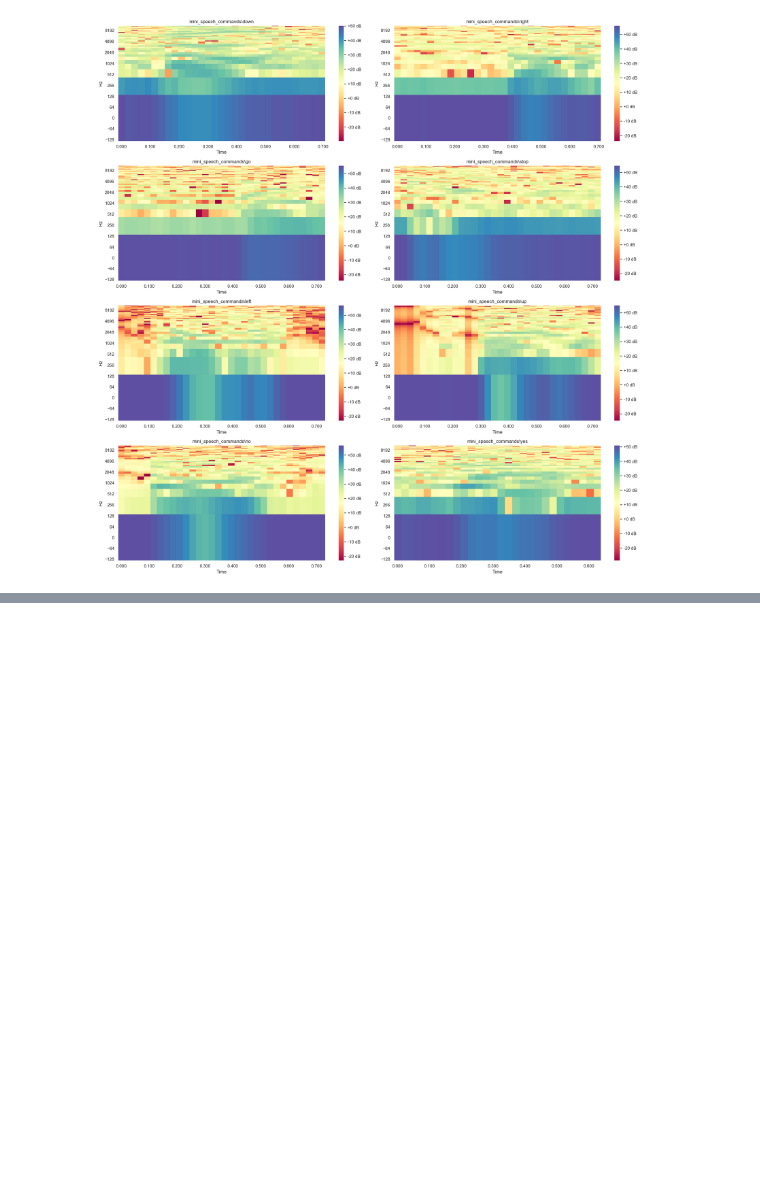
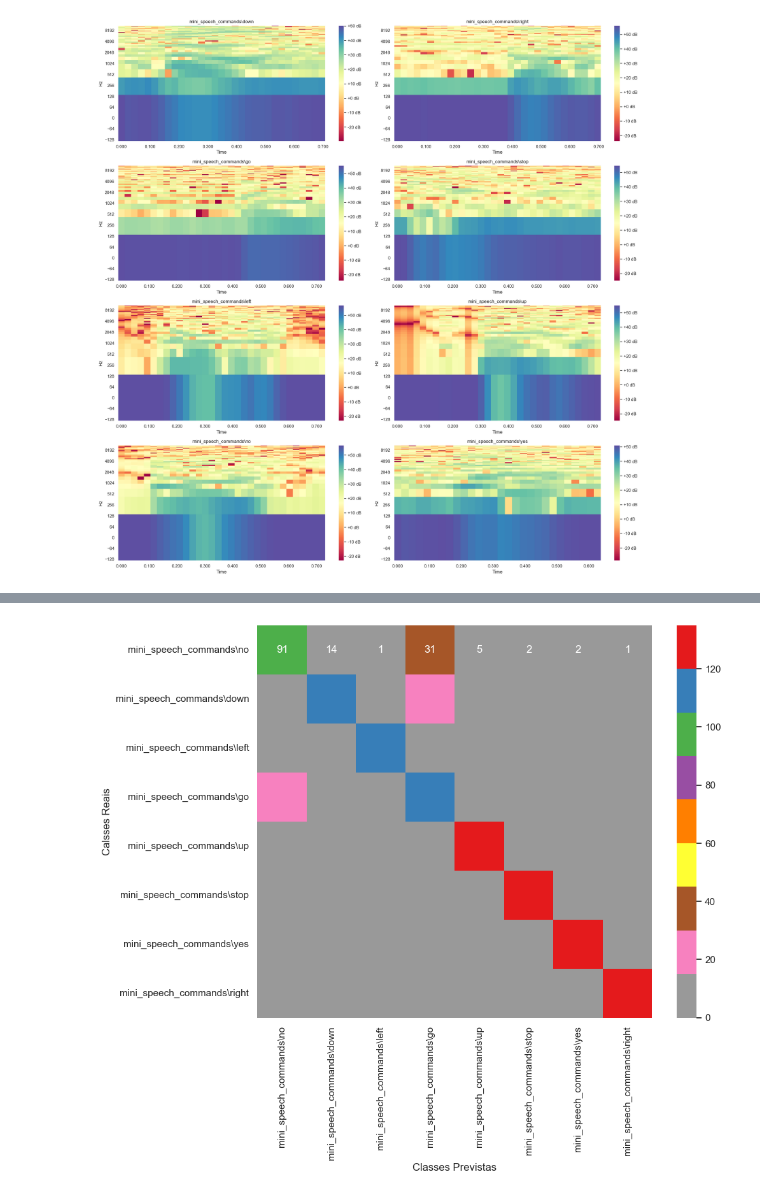
Before and after one commit to eltongaspar/python, a Jupyter notebook: 9-4 Consolidar - Voz e Audio.ipynb, the cells around one changed output, grey strips where cells are left out. Cells and saved outputs as stored; diff of their text form; code cells hidden in the pictures; blank space fills up the shorter version.

```diff
--- a/9-4 Consolidar - Voz e Audio.ipynb
+++ b/9-4 Consolidar - Voz e Audio.ipynb
@@ -426,0 +549,18 @@ fig.tight_layout()
+# %%
+#Avaliando o modelo
+
+# Preparando os dados de áudio e rótulos de teste para avaliação do modelo.
+test_audio_data = []
+test_label_data = []
+# Itera sobre cada par de áudio e rótulo no conjunto de dados de teste.
+for audio, label in testing_dataset:
+  test_audio_data.append(audio.numpy())
+  test_label_data.append(label.numpy())
+# %%
+# Convertendo as listas de dados de áudio e rótulos de teste para arrays NumPy.
+test_audio_data = np.array(test_audio_data)
+test_label_data = np.array(test_label_data)
+# %%
+# Estabelecendo as predições do modelo
+y_pred = np.argmax(model.predict(test_audio_data), axis = 1)
+y_true = test_label_data
@@ -426,0 +593,11 @@ fig.tight_layout()
+# %%
+#Exibindo a Matriz de confusão
+
+confusion_mtx = tf.math.confusion_matrix(y_true, y_pred)
+plt.figure(figsize=(10, 8))
+sns.heatmap(confusion_mtx, xticklabels=commands_dict, yticklabels=commands_dict, annot=True, fmt='g', cmap='Set1_r')
+plt.xlabel('Classes Previstas')
+plt.ylabel('Calsses Reais')
+plt.show()
+# %% [output]
+[figure, added]
```
Also changed, not shown: parts of 11 cells of this notebook.
